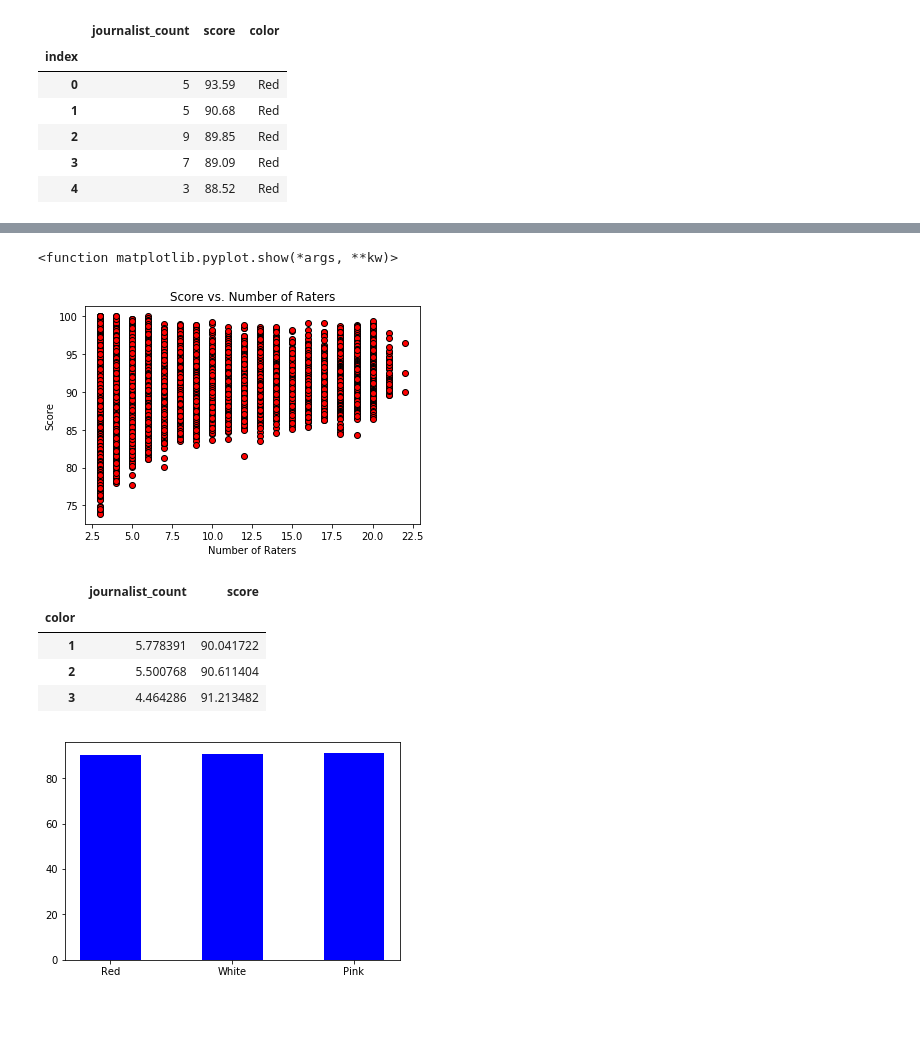
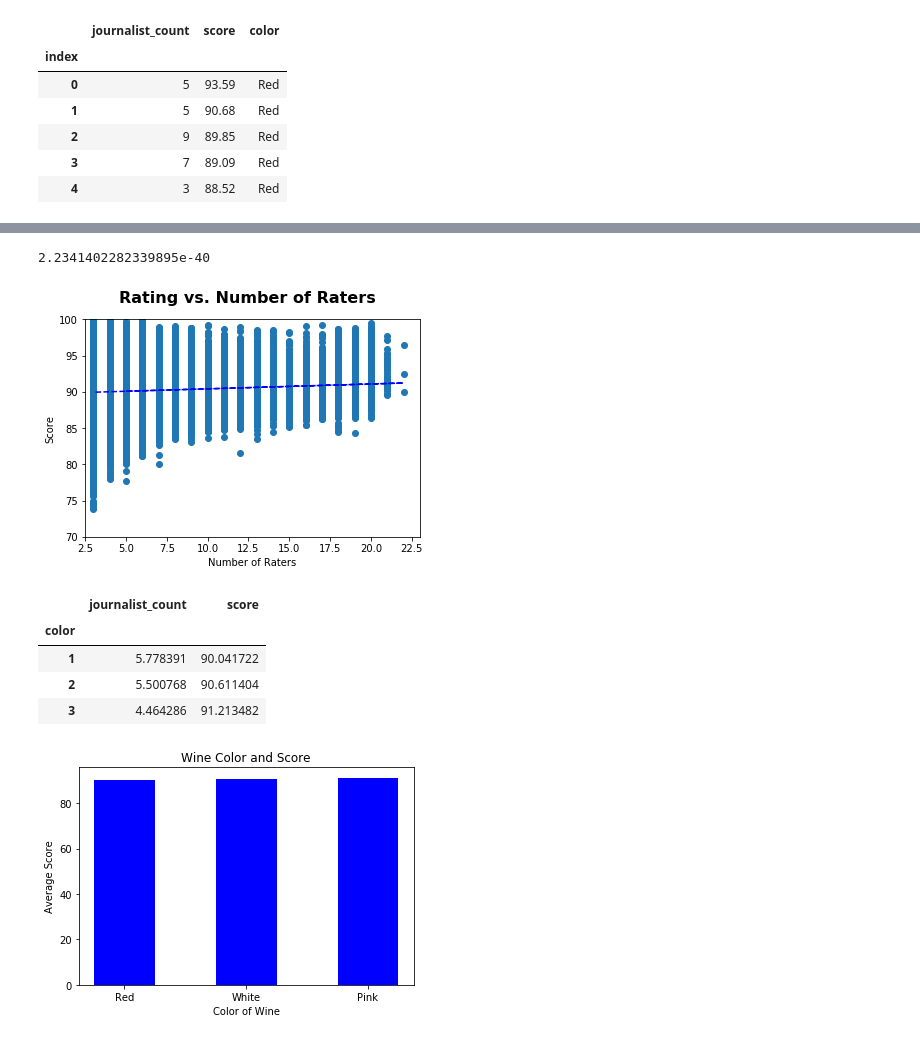
Before and after one commit to romeroaj/Project-Snake, a Jupyter notebook: dawn_wine_data.ipynb, the cells around one changed output, grey strips where cells are left out. Cells and saved outputs as stored; diff of their text form; code cells hidden in the pictures; blank space fills up the shorter version.

```diff
--- a/dawn_wine_data.ipynb
+++ b/dawn_wine_data.ipynb
@@ -79,17 +78,32 @@ plt.show()
 score = score_count.iloc[:, 1]
 journalist_count= score_count.iloc[:, 0]
 all_color= score_count.iloc[:, 2]
+
+(slope, intercept, _, _, _) = linregress(journalist_count, score)
+fit = slope * journalist_count + intercept
+sc_p
+# %% [output]
+2.2341402282339895e-40
 # %%
 #Across all the regions, does the rating correlate with the count (scatter + regression)
 #Plotting but the above matrix shows me that there is no correlation between the journalist count and score given, since it is equal to 0.
-plt.scatter(journalist_count, score, marker="o", facecolors="red", edgecolors="black")
-plt.title("Score vs. Number of Raters")
-plt.xlabel("Number of Raters")
-plt.ylabel("Score")
-plt.show
+fig, ax = plt.subplots()
+
+fig.suptitle("Rating vs. Number of Raters", fontsize=16, fontweight="bold")
+
+ax.set_xlim(2.5, 23)
+ax.set_ylim(70, 100)
+
+ax.set_xlabel("Number of Raters")
+ax.set_ylabel("Score")
+
+
+ax.plot(journalist_count, score, linewidth=0, marker='o')
+ax.plot(journalist_count, fit, 'b--')
+plt.savefig("scatterplotratervsscore.png")
+plt.show()
 # %% [output]
-<function matplotlib.pyplot.show(*args, **kw)>
-[figure, old version]
+[figure, new version]
 # %%
 #find average score/ average journalist count of red, white, and pink wines to see "statistically better"
 mean_score_count= score_count.groupby("color").mean()
@@ -107,12 +121,15 @@ w= .5
 color_wine = ["Red", "White", "Pink"]
 score_wine= [90.04, 90.61, 91.21]
 numjourn= [5.78, 5.5, 4.46]
+#bar chart wine color/score
 by_color= plt.bar(color_wine, score_wine, width= w, color="b", align="center")
-
-
+plt.title("Wine Color and Score")
+plt.xlabel("Color of Wine")
+plt.ylabel("Average Score")
+plt.savefig("fig3.png")
 # Make some labels.
 # %% [output]
-[figure, old version]
+[figure, new version]
 # %%
 #show the average number of judges for each color of wine
 by_njourn= plt.bar(color_wine, numjourn, color="r", align="center")
```
Also changed, not shown: parts of 4 cells of this notebook, 3 other files.
